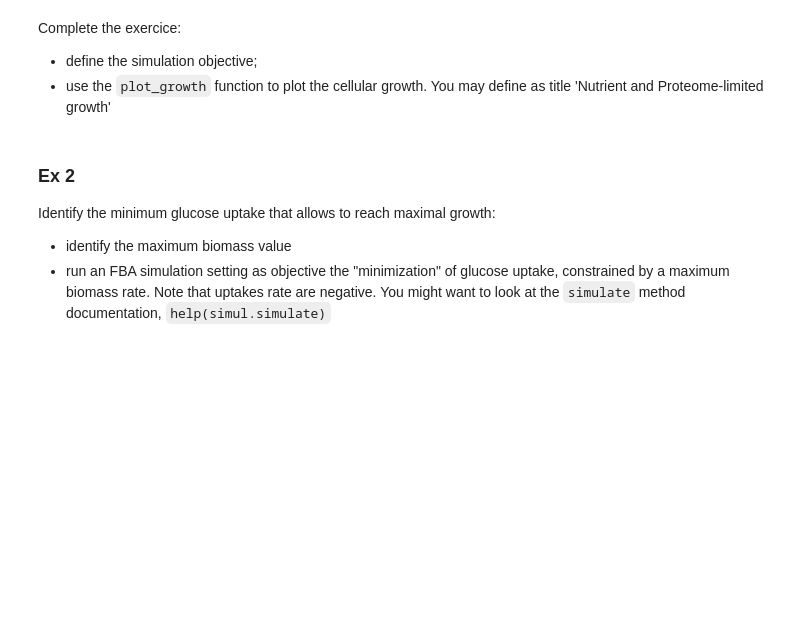
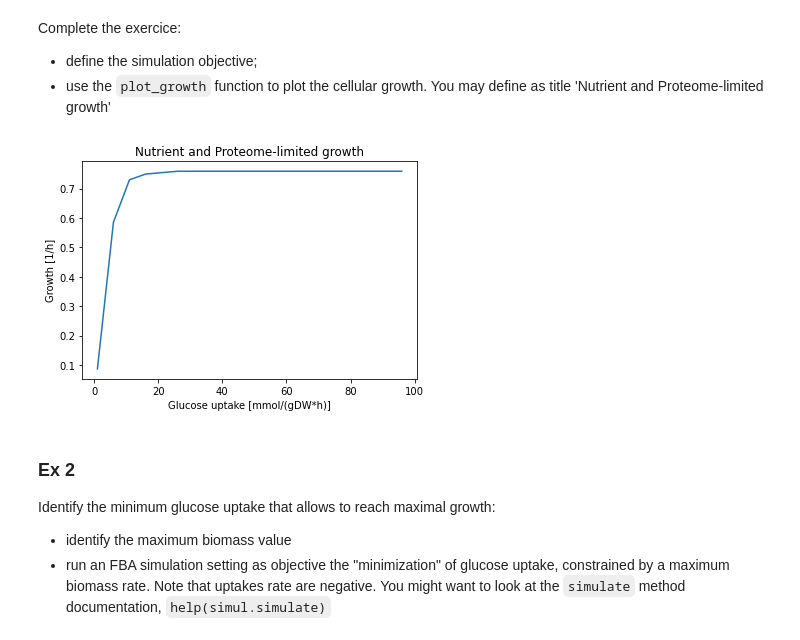
Before and after one commit to BioSystemsUM/s2m2, a Jupyter notebook: mewpy_tutorial/s2m2 - hands-on mewpy - exercise 10.ipynb, the cells around one changed output. Saved outputs shown, nothing was run; the diff lists cells and outputs as text; code cells hidden in the pictures; blank space fills up the shorter version.

```diff
--- a/mewpy_tutorial/s2m2 - hands-on mewpy - exercise 10.ipynb
+++ b/mewpy_tutorial/s2m2 - hands-on mewpy - exercise 10.ipynb
@@ -66,3 +100,4 @@ Complete the exercice:
 * use the `plot_growth` function to plot the cellular growth. You may define as title 'Nutrient and Proteome-limited growth'
 # %%
 # define the simulation objective
+simul.objective = BIOMASS
@@ -71,3 +104,8 @@ Complete the exercice:
+# %%
+# plot
+plot_growth(simul,'Nutrient and Proteome-limited growth')
+# %% [output]
+[figure, added]
 # %% [markdown]
 ### Ex 2
 
```
Also changed, not shown: parts of 7 cells of this notebook, 13 other files.
